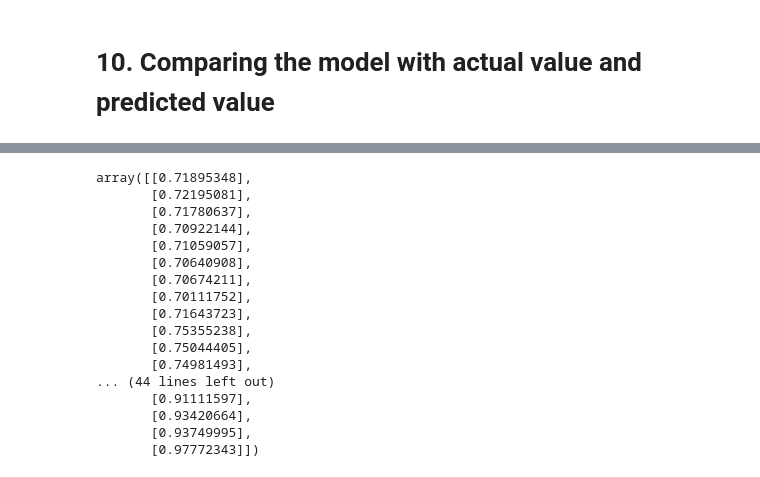
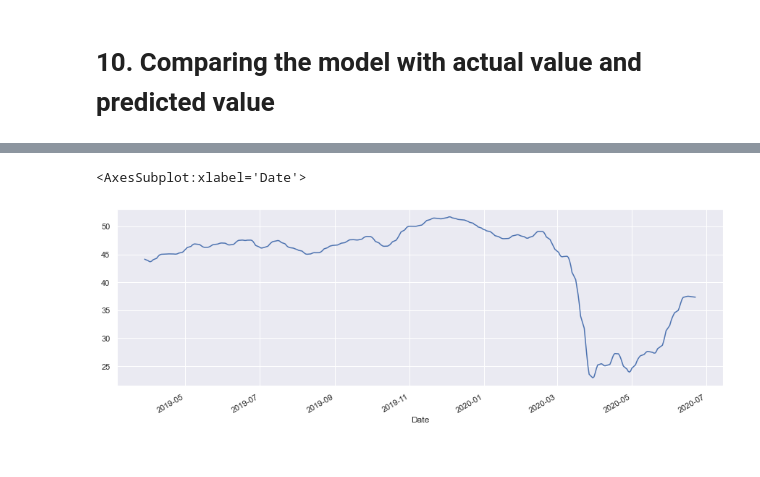
Before and after one commit to SoothingDuck/ethereum-analysis, a Jupyter notebook: notebooks/stock-recurrent-neural-network.ipynb, the cells around one changed output, grey strips where cells are left out. Cells and saved outputs as stored; diff of their text form; code cells hidden in the pictures.

```diff
--- a/notebooks/stock-recurrent-neural-network.ipynb
+++ b/notebooks/stock-recurrent-neural-network.ipynb
@@ -167,11 +201,12 @@ Prediction en date du 6 Mars 2020 : 44.83
 # %%
-test_input = data.loc["2019-12-10":"2020-03-06"].values
-test_input = test_input.reshape(-1,1)
-test_input = scaler.transform(test_input)
-test_input
+test_inputs = data["2019-01-01":"2020-06-22"].values
+test_inputs = np.array(test_inputs).reshape(-1, 1)
+test_inputs = scaler.fit_transform(test_inputs)
+
 
 test_features = []
-test_features.append(test_input)
+for i in range(60, test_inputs.shape[0]):
+    test_features.append(test_inputs[i-60:i, 0])
 
 test_features = np.array(test_features)
 test_features = np.reshape(test_features, (test_features.shape[0], test_features.shape[1], 1))
@@ -214,20 +216,9 @@ plt.show()
-# %%
-test_features[2]
-# %% [output]
-array([[0.71895348],
-       [0.72195081],
-       [0.71780637],
-       [0.70922144],
-       [0.71059057],
-       [0.70640908],
-       [0.70674211],
-       [0.70111752],
-       [0.71643723],
-       [0.75355238],
-       [0.75044405],
-       [0.74981493],
-... (44 lines left out)
-       [0.91111597],
-       [0.93420664],
-       [0.93749995],
-       [0.97772343]])
+# %%
+new_index = data["2019-01-01":"2020-06-22"].index[-predictions.shape[0]:]
+# %%
+new_df = pd.Series(data=np.ravel(predictions), index=new_index)
+# %%
+new_df.plot()
+# %% [output]
+<AxesSubplot:xlabel='Date'>
+[figure, added]
```
Also changed, not shown: parts of 14 cells of this notebook, 2 other files.
